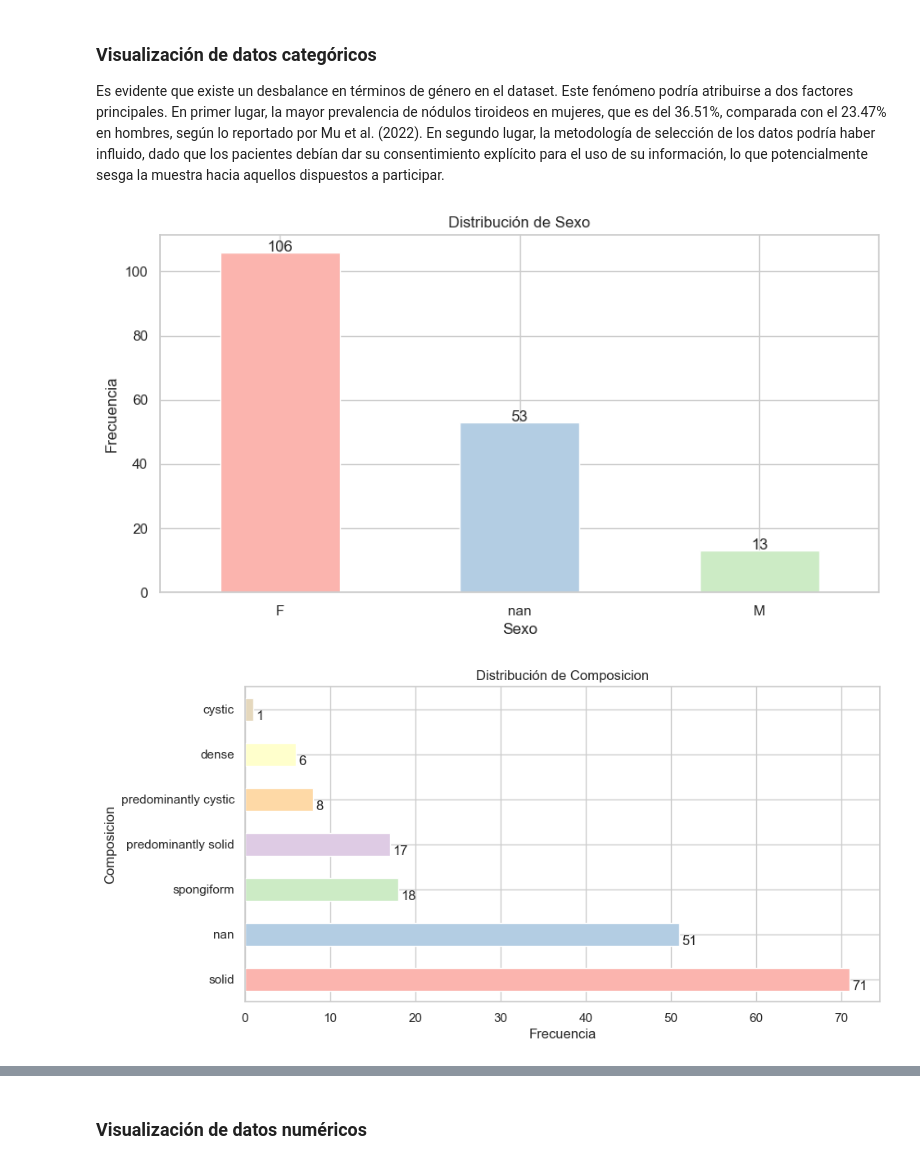
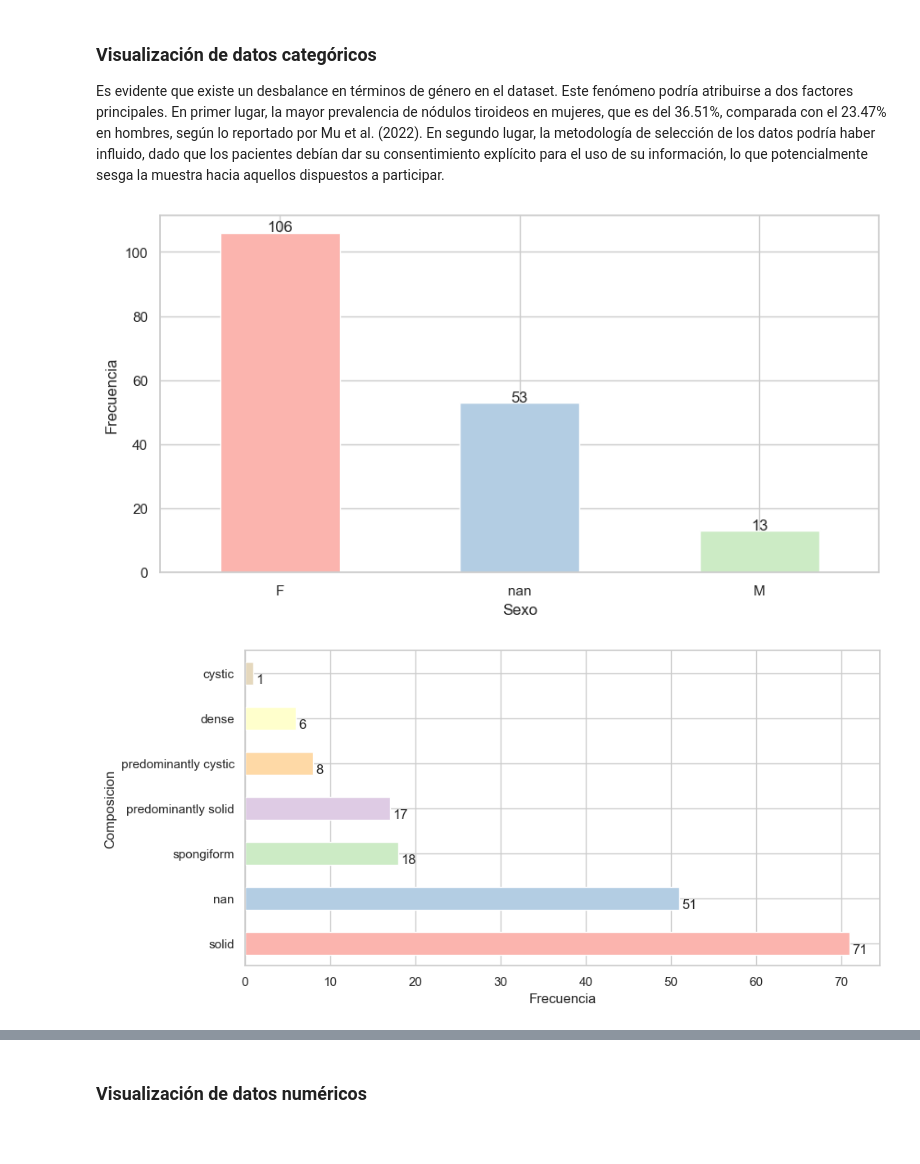
Before and after one commit to Dezarti/nodulos_tiroideos, a Jupyter notebook: 1_exploracion_datos.ipynb, the cells around one changed output, grey strips where cells are left out. Drawn from its saved outputs; the diff is of its cells as text; code cells hidden in the pictures.

```diff
--- a/1_exploracion_datos.ipynb
+++ b/1_exploracion_datos.ipynb
@@ -738,33 +735,33 @@ def grafico_barras(df, columna, orientacion='vertical'):
         ax = data.plot(kind='barh', color=sns.color_palette('Pastel1'))
         xlabel = 'Frecuencia'
         ylabel = columna
     else:
         ax = data.plot(kind='bar', color=sns.color_palette('Pastel1'))
         xlabel = columna
         ylabel = 'Frecuencia'
         plt.xticks(rotation=0)  # Ajusta la rotación de las etiquetas para gráficos verticales
 
     # Configuración de los ejes y título
     plt.xlabel(xlabel)
     plt.ylabel(ylabel)
-    plt.title(f'Distribución de {columna}')
+    #plt.title(f'Distribución de {columna}')
 
     # Añadir etiquetas con los valores totales para cada barra
     for p in ax.patches:
         if orientacion == 'horizontal':
             ax.text(p.get_width() + 0.3, p.get_y() + 0.1, str(int(p.get_width())), va='center')
         else:
             ax.text(p.get_x() + p.get_width()/2., p.get_height() + 0.3, str(int(p.get_height())), ha='center')
 
     # Mostrar el gráfico
     plt.show()
 
 # Ejemplo de uso
 grafico_barras(df_actualizado, 'Sexo', 'vertical')
 grafico_barras(df_actualizado, 'Composicion', 'horizontal')
 grafico_barras(df_actualizado, 'Ecogenicidad', 'horizontal')
 grafico_barras(df_actualizado, 'Margenes', 'horizontal')
 grafico_barras(df_actualizado, 'Calcificaciones', 'vertical')
 # %% [output]
-[figure, old version]
+[figure, new version]
-[figure, old version]
+[figure, new version]
```
Also changed, not shown: parts of 12 cells of this notebook.
